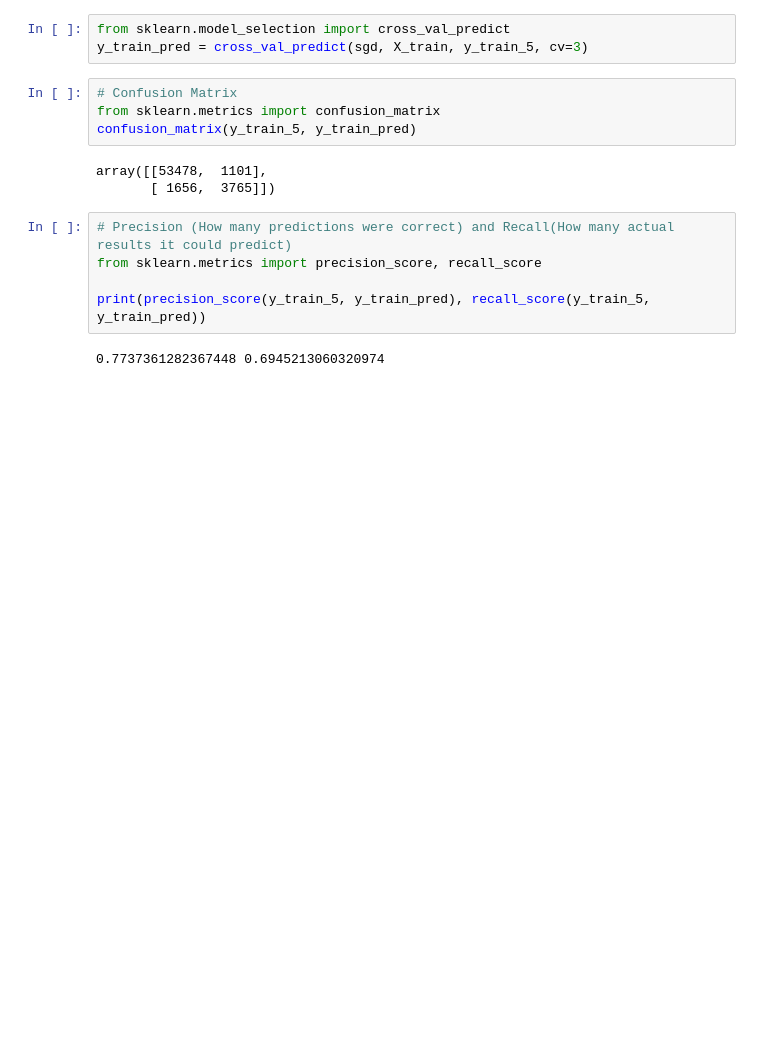
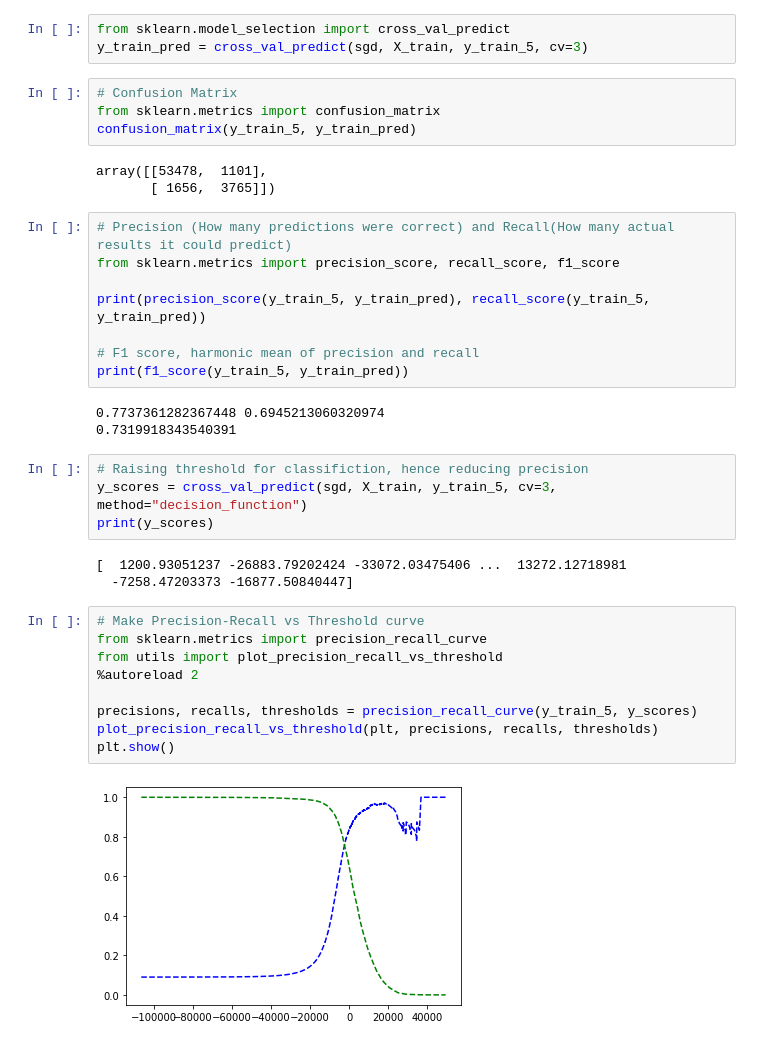
Before and after one commit to divya21raj/MNIST-Classification, a Jupyter notebook: main.ipynb, the cells around one changed output. Drawn from its saved outputs; the diff is of its cells as text; blank space fills up the shorter version.

```diff
--- a/main.ipynb
+++ b/main.ipynb
@@ -69,8 +69,30 @@ array([[53478,  1101],
        [ 1656,  3765]])
 # %%
 # Precision (How many predictions were correct) and Recall(How many actual results it could predict)
-from sklearn.metrics import precision_score, recall_score
+from sklearn.metrics import precision_score, recall_score, f1_score
 
 print(precision_score(y_train_5, y_train_pred), recall_score(y_train_5, y_train_pred))
+
+# F1 score, harmonic mean of precision and recall
+print(f1_score(y_train_5, y_train_pred))
 # %% [output]
 0.7737361282367448 0.6945213060320974
+0.7319918343540391
+# %%
+# Raising threshold for classifiction, hence reducing precision
+y_scores = cross_val_predict(sgd, X_train, y_train_5, cv=3, method="decision_function")
+print(y_scores)
+# %% [output]
+[  1200.93051237 -26883.79202424 -33072.03475406 ...  13272.12718981
+  -7258.47203373 -16877.50840447]
+# %%
+# Make Precision-Recall vs Threshold curve
+from sklearn.metrics import precision_recall_curve
+from utils import plot_precision_recall_vs_threshold
+%autoreload 2
+
+precisions, recalls, thresholds = precision_recall_curve(y_train_5, y_scores)
+plot_precision_recall_vs_threshold(plt, precisions, recalls, thresholds)
+plt.show()
+# %% [output]
+[figure, added]
```
Also changed, not shown: parts of 5 cells of this notebook, 2 other files.
